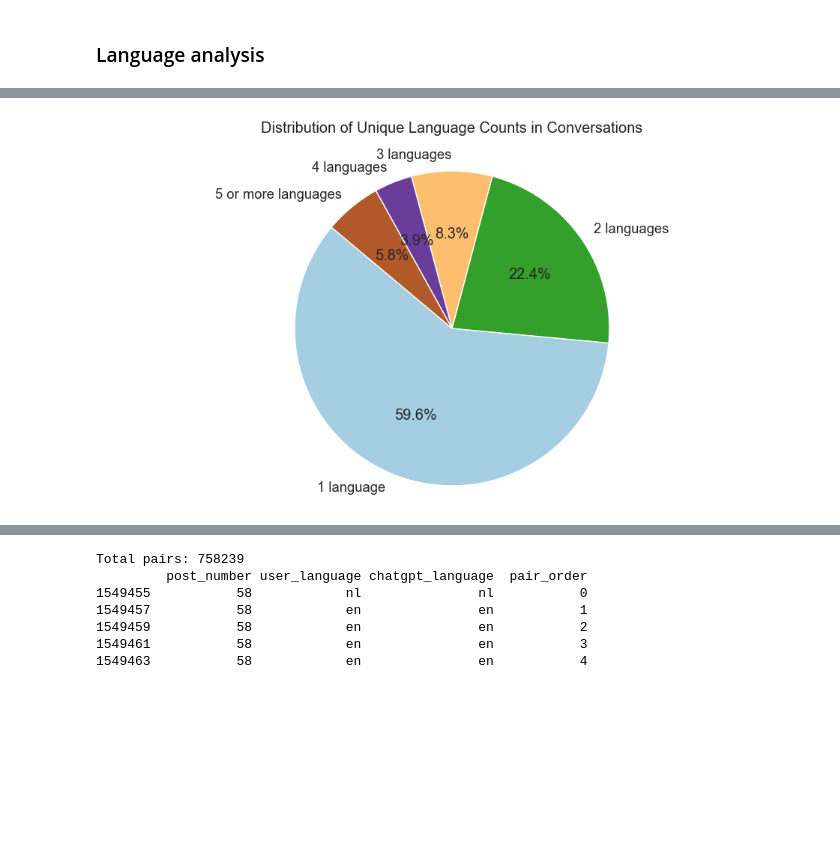
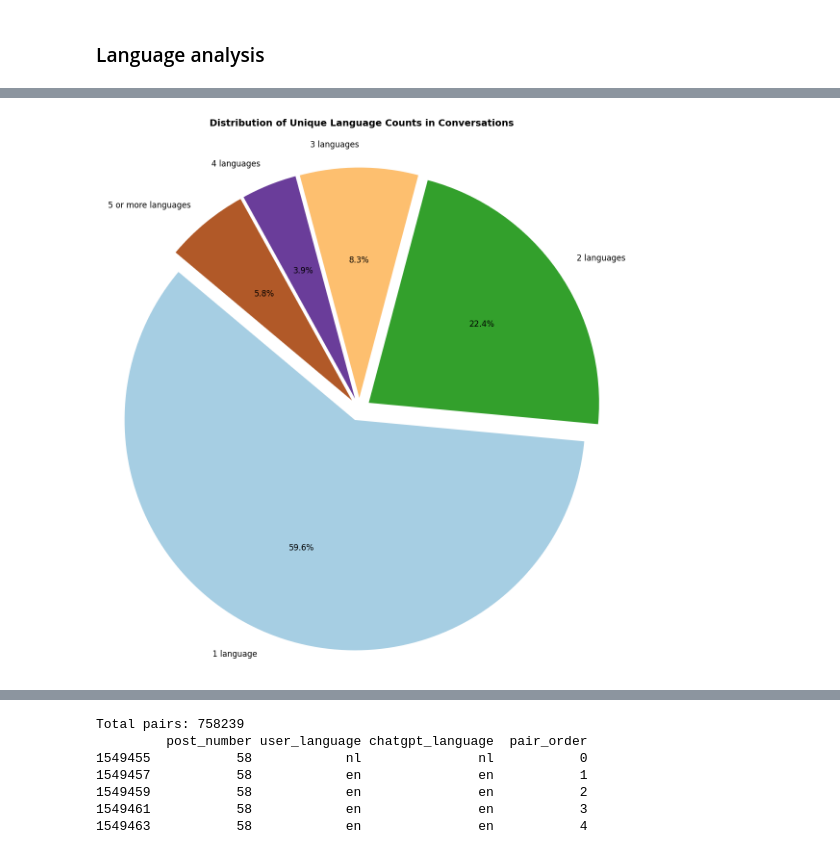
Before and after one commit to Fybex/chatgpt-conversations-analysis, a Jupyter notebook: 2_eda.ipynb, the cells around one changed output, grey strips where cells are left out. Drawn from its saved outputs; the diff is of its cells as text; code cells hidden in the pictures; blank space fills up the shorter version.

```diff
--- a/2_eda.ipynb
+++ b/2_eda.ipynb
@@ -306,19 +434,44 @@ plot_language_distribution(df_expanded, threshold_percent=1)
 # %%
-language_counts_per_conversation = df_expanded.groupby('post_number')['language'].nunique().reset_index()
-language_counts_per_conversation.columns = ['post_number', 'unique_language_count']
-language_counts_per_conversation['unique_language_count'] = language_counts_per_conversation['unique_language_count'].apply(lambda x: '5 or more' if x >= 5 else str(x))
-language_count_distribution = language_counts_per_conversation['unique_language_count'].value_counts().sort_index()
-labels = [f'{count} language{"s" if count != "1" else ""}' for count in language_count_distribution.index]
+language_counts_per_conversation = (
+    df_expanded.groupby("post_number")["language"].nunique().reset_index()
+)
+language_counts_per_conversation.columns = ["post_number", "unique_language_count"]
+language_counts_per_conversation["unique_language_count"] = (
+    language_counts_per_conversation[
+        "unique_language_count"
+    ].apply(lambda x: "5 or more" if x >= 5 else str(x))
+)
+language_count_distribution = (
+    language_counts_per_conversation["unique_language_count"]
+    .value_counts()
+    .sort_index()
+)
+labels = [
+    f'{count} language{"s" if count != "1" else ""}'
+    for count in language_count_distribution.index
+]
 
-plt.figure(figsize=(12, 6))
-plt.pie(language_count_distribution,
+plt.figure(figsize=(14, 14))
+explode = [0.05] * len(language_count_distribution)
+
+plt.pie(
+    language_count_distribution,
     labels=labels,
-    autopct='%1.1f%%',
+    autopct="%1.1f%%",
     colors=plt.cm.Paired(np.linspace(0, 1, len(language_count_distribution))),
-    startangle=140)
-plt.title('Distribution of Unique Language Counts in Conversations\n')
-plt.axis('equal')
+    startangle=140,
+    explode=explode,
+    textprops={"fontsize": 12},
+)
+
+plt.title(
+    "Distribution of Unique Language Counts in Conversations\n",
+    pad=20,
+    size=14,
+    weight="bold",
+)
+plt.axis("equal")
 plt.show()
 # %% [output]
-[figure, old version]
+[figure, new version]
 # %%
```
Also changed, not shown: parts of 53 cells of this notebook.
